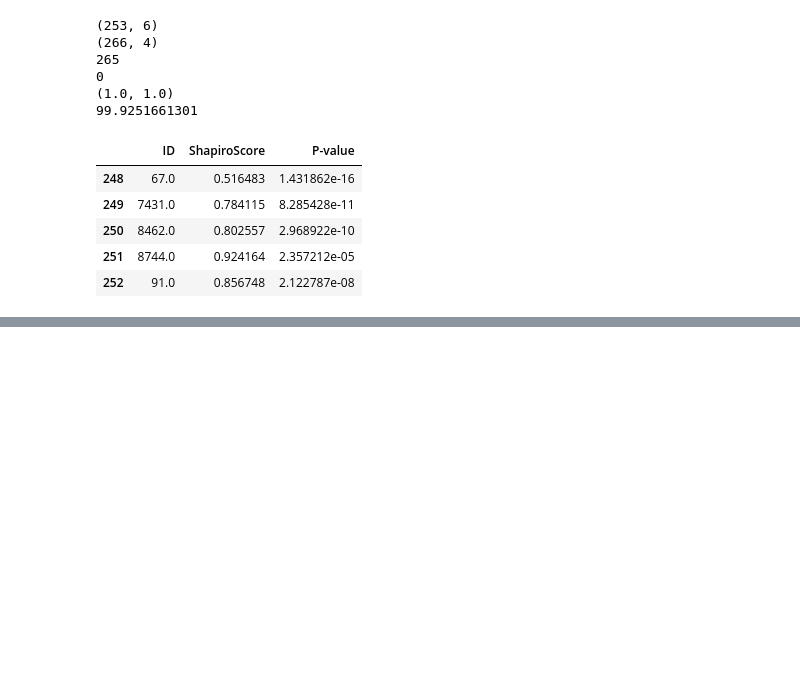
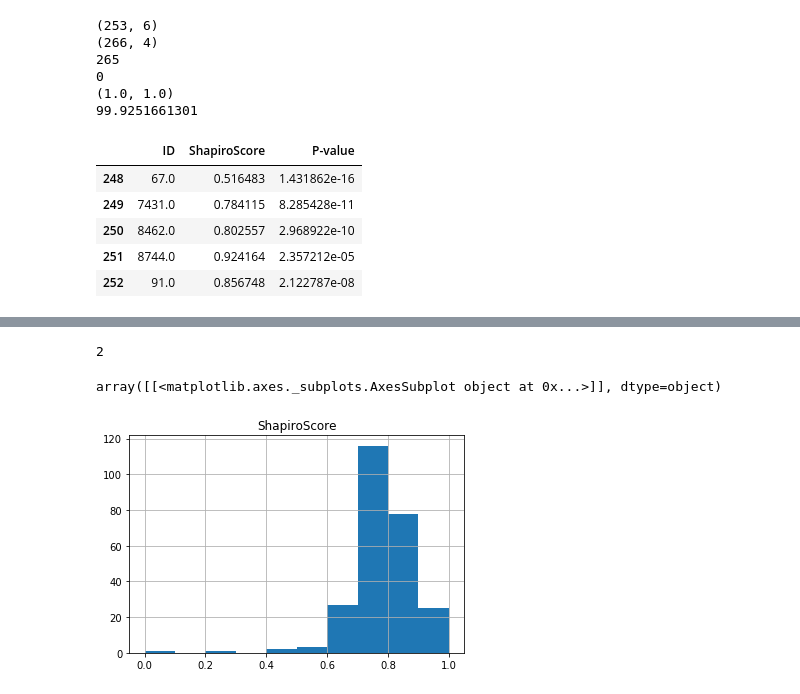
Before and after one commit to dtamayo/MLstability, a Jupyter notebook: Analysis/MCMC_Analysis/ConvolutedConvolutions.ipynb, the cells around one changed output, grey strips where cells are left out. Cells and saved outputs as stored; diff of their text form; code cells hidden in the pictures; blank space fills up the shorter version.

```diff
--- a/Analysis/MCMC_Analysis/ConvolutedConvolutions.ipynb
+++ b/Analysis/MCMC_Analysis/ConvolutedConvolutions.ipynb
@@ -398,0 +423,9 @@ plt.xscale("log")
+# %%
+print len(np.where(summary_frame["P-value"] >0.05)[0])
+bins = np.logspace(-14, -4, 11)
+summary_frame.hist("ShapiroScore")
+#plt.xscale("log")
+# %% [output]
+2
+array([[<matplotlib.axes._subplots.AxesSubplot object at 0x...>]], dtype=object)
+[figure, added]
```
Also changed, not shown: parts of 14 cells of this notebook, 2 other files.
